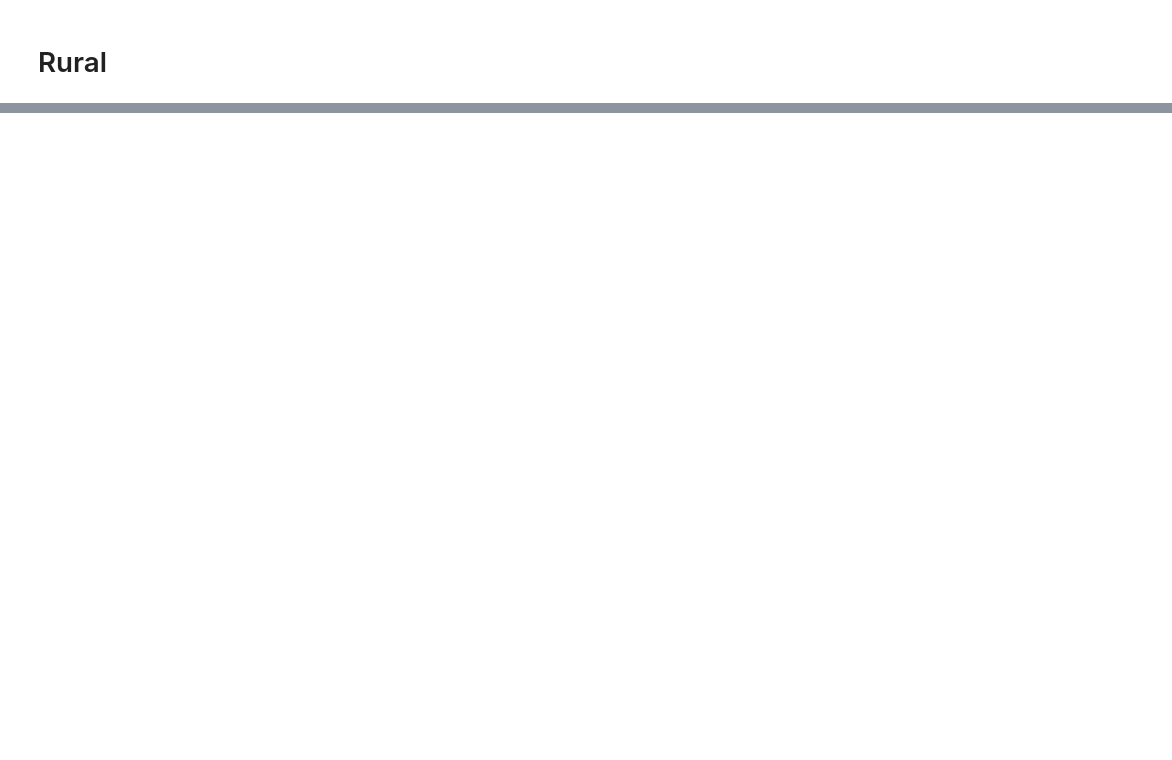
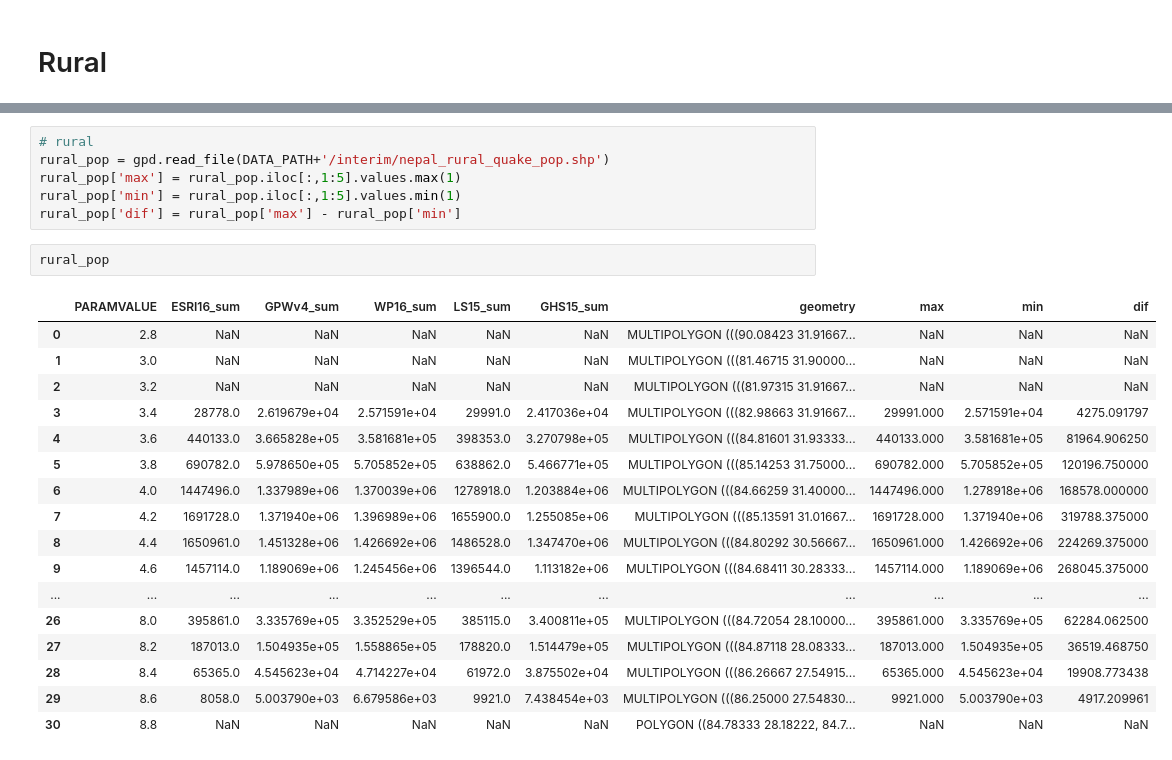
Before and after one commit to cascadet/PopGridCompare-ms, a Jupyter notebook: notebooks/cpt_Quake.ipynb, the cells around one changed output, grey strips where cells are left out. Saved outputs shown, nothing was run; the diff lists cells and outputs as text; blank space fills up the shorter version.

```diff
--- a/notebooks/cpt_Quake.ipynb
+++ b/notebooks/cpt_Quake.ipynb
@@ -346,0 +282,26 @@ plt.legend(labels)
+# %%
+# rural
+rural_pop = gpd.read_file(DATA_PATH+'/interim/nepal_rural_quake_pop.shp')
+rural_pop['max'] = rural_pop.iloc[:,1:5].values.max(1)
+rural_pop['min'] = rural_pop.iloc[:,1:5].values.min(1)
+rural_pop['dif'] = rural_pop['max'] - rural_pop['min']
+# %%
+rural_pop
+# %% [output]
+|  | PARAMVALUE | ESRI16_sum | GPWv4_sum | WP16_sum | LS15_sum | GHS15_sum | geometry | max | min | dif |
+| 0 | 2.8 | NaN | NaN | NaN | NaN | NaN | MULTIPOLYGON (((90.08423 31.91667... | NaN | NaN | NaN |
+| 1 | 3.0 | NaN | NaN | NaN | NaN | NaN | MULTIPOLYGON (((81.46715 31.90000... | NaN | NaN | NaN |
+| 2 | 3.2 | NaN | NaN | NaN | NaN | NaN | MULTIPOLYGON (((81.97315 31.91667... | NaN | NaN | NaN |
+| 3 | 3.4 | 28778.0 | 2.619679e+04 | 2.571591e+04 | 29991.0 | 2.417036e+04 | MULTIPOLYGON (((82.98663 31.91667... | 29991.000 | 2.571591e+04 | 4275.091797 |
+| 4 | 3.6 | 440133.0 | 3.665828e+05 | 3.581681e+05 | 398353.0 | 3.270798e+05 | MULTIPOLYGON (((84.81601 31.93333... | 440133.000 | 3.581681e+05 | 81964.906250 |
+| 5 | 3.8 | 690782.0 | 5.978650e+05 | 5.705852e+05 | 638862.0 | 5.466771e+05 | MULTIPOLYGON (((85.14253 31.75000... | 690782.000 | 5.705852e+05 | 120196.750000 |
+| 6 | 4.0 | 1447496.0 | 1.337989e+06 | 1.370039e+06 | 1278918.0 | 1.203884e+06 | MULTIPOLYGON (((84.66259 31.40000... | 1447496.000 | 1.278918e+06 | 168578.000000 |
+| 7 | 4.2 | 1691728.0 | 1.371940e+06 | 1.396989e+06 | 1655900.0 | 1.255085e+06 | MULTIPOLYGON (((85.13591 31.01667... | 1691728.000 | 1.371940e+06 | 319788.375000 |
+| 8 | 4.4 | 1650961.0 | 1.451328e+06 | 1.426692e+06 | 1486528.0 | 1.347470e+06 | MULTIPOLYGON (((84.80292 30.56667... | 1650961.000 | 1.426692e+06 | 224269.375000 |
+| 9 | 4.6 | 1457114.0 | 1.189069e+06 | 1.245456e+06 | 1396544.0 | 1.113182e+06 | MULTIPOLYGON (((84.68411 30.28333... | 1457114.000 | 1.189069e+06 | 268045.375000 |
+| ... | ... | ... | ... | ... | ... | ... | ... | ... | ... | ... |
+| 26 | 8.0 | 395861.0 | 3.335769e+05 | 3.352529e+05 | 385115.0 | 3.400811e+05 | MULTIPOLYGON (((84.72054 28.10000... | 395861.000 | 3.335769e+05 | 62284.062500 |
+| 27 | 8.2 | 187013.0 | 1.504935e+05 | 1.558865e+05 | 178820.0 | 1.514479e+05 | MULTIPOLYGON (((84.87118 28.08333... | 187013.000 | 1.504935e+05 | 36519.468750 |
+| 28 | 8.4 | 65365.0 | 4.545623e+04 | 4.714227e+04 | 61972.0 | 3.875502e+04 | MULTIPOLYGON (((86.26667 27.54915... | 65365.000 | 4.545623e+04 | 19908.773438 |
+| 29 | 8.6 | 8058.0 | 5.003790e+03 | 6.679586e+03 | 9921.0 | 7.438454e+03 | MULTIPOLYGON (((86.25000 27.54830... | 9921.000 | 5.003790e+03 | 4917.209961 |
+| 30 | 8.8 | NaN | NaN | NaN | NaN | NaN | POLYGON ((84.78333 28.18222, 84.7... | NaN | NaN | NaN |
```
Also changed, not shown: parts of 24 cells of this notebook, 4 other files.
